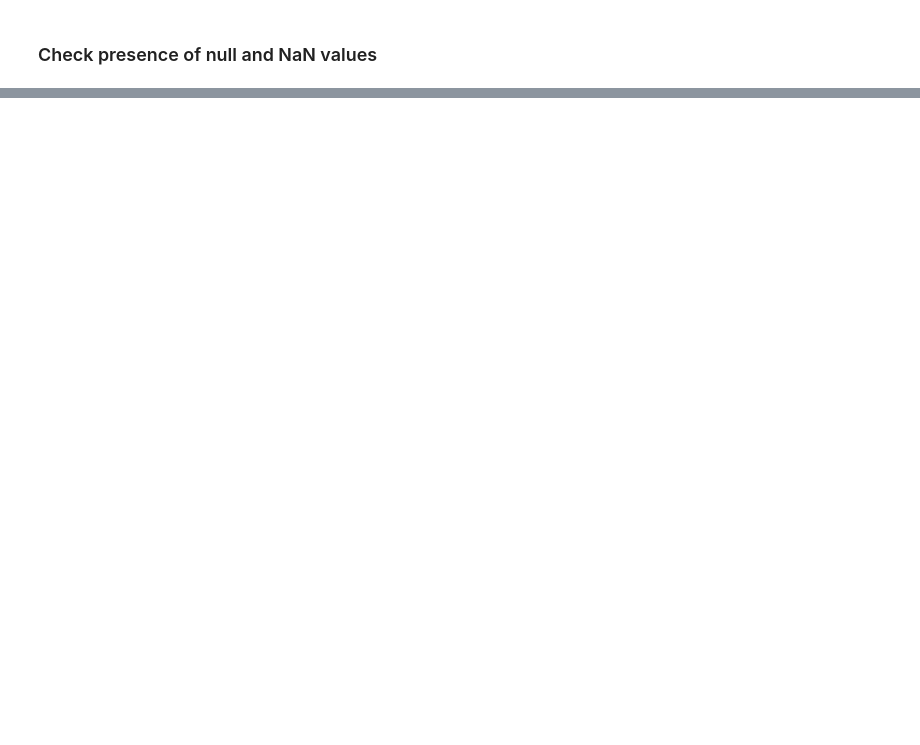
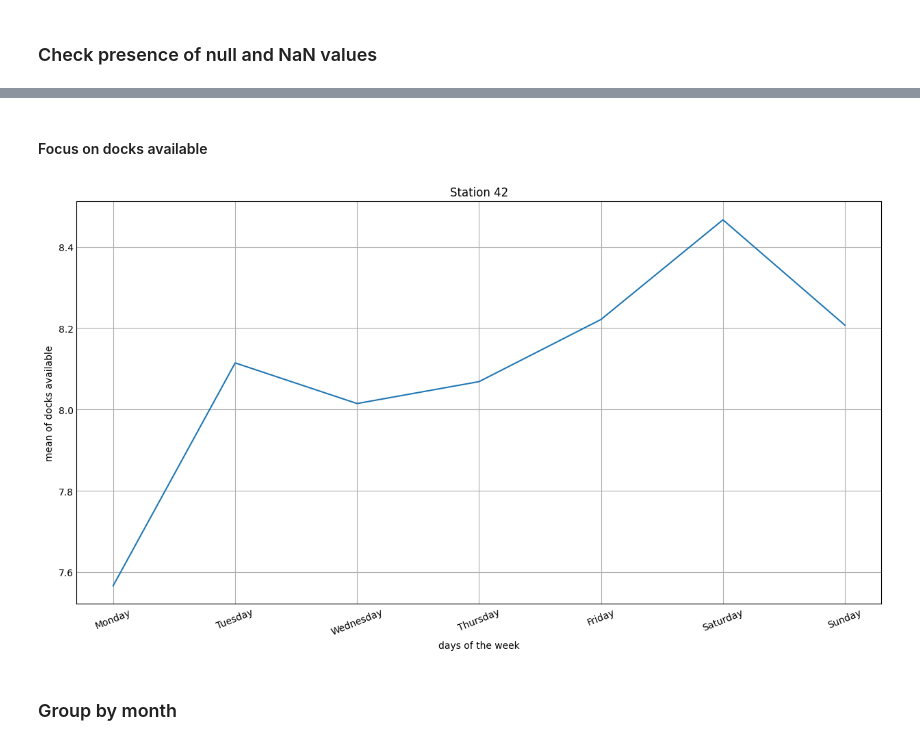
Before and after one commit to Desmoniak/Simple_Federated_Learning, a Jupyter notebook: RNN_LSTM.ipynb, the cells around one changed output, grey strips where cells are left out. Drawn from its saved outputs; the diff is of its cells as text; code cells hidden in the pictures; blank space fills up the shorter version.

```diff
--- a/RNN_LSTM.ipynb
+++ b/RNN_LSTM.ipynb
@@ -104,0 +182,28 @@ dtype: int64
+# %% [markdown]
+#### Focus on docks available
+# %%
+import matplotlib.pyplot as plt
+
+plt.figure(figsize=(12, 6))
+
+# Tracer la courbe
+plt.plot(df_weekday_name.index, df_weekday_name['docks_available'])
+
+# Ajouter des étiquettes pour l'axe x et y
+plt.xlabel('days of the week')
+plt.ylabel('mean of docks available')
+
+# Changer les étiquettes de l'axe x pour qu'elles affichent les noms des jours de la semaine
+jours_semaine = ['Monday', 'Tuesday', 'Wednesday', 'Thursday', 'Friday', 'Saturday', 'Sunday']
+plt.xticks(range(7), jours_semaine)
+plt.xticks(rotation=22)
+
+# Afficher le titre du graphique
+plt.title(f'Station {id}')
+
+# Afficher le graphique
+plt.show()
+# %% [output]
+[figure, added]
+# %% [markdown]
+### Group by month
```
Also changed, not shown: parts of 42 cells of this notebook.
